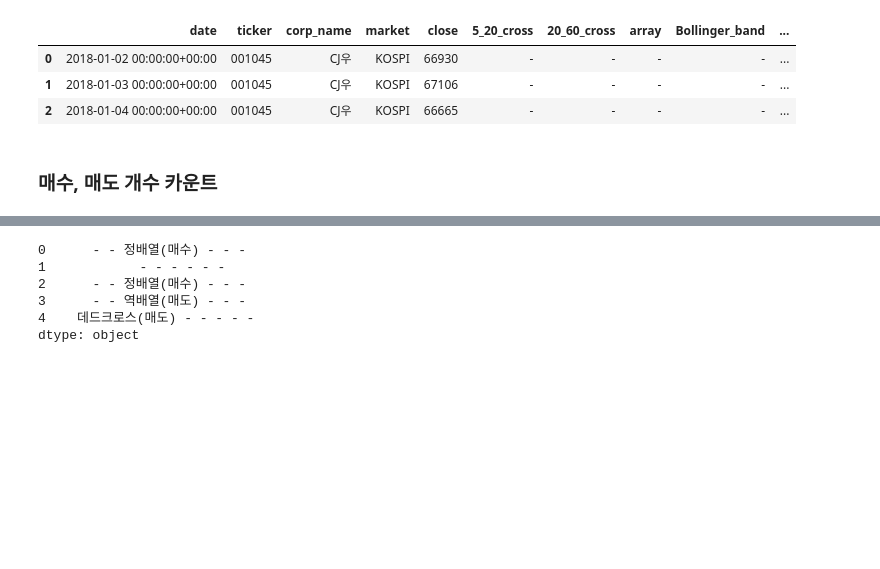
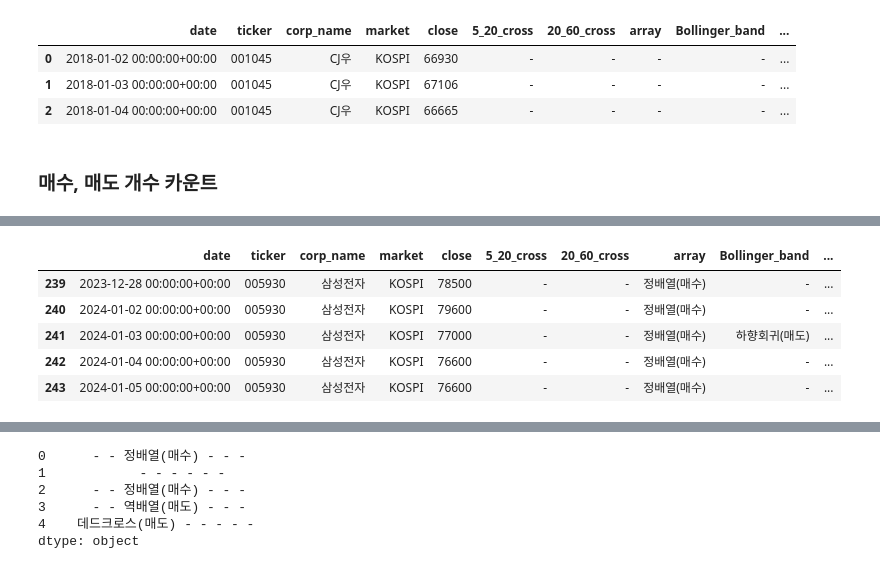
Before and after one commit to Unfinishedgod/finance_mlops, a Jupyter notebook: jupyter/cleaning/kor_stock_cleaning.ipynb, the cells around one changed output, grey strips where cells are left out. Drawn from its saved outputs; the diff is of its cells as text; code cells hidden in the pictures; blank space fills up the shorter version.

```diff
--- a/jupyter/cleaning/kor_stock_cleaning.ipynb
+++ b/jupyter/cleaning/kor_stock_cleaning.ipynb
@@ -409 +418,10 @@ buy_sell_count = df_raw_anal_total_2[df_raw_anal_total_2['date'] == max_date].re
+# %%
+df_raw_anal_total_2[df_raw_anal_total_2['ticker'] == '005930'].tail()
+# %% [output]
+|  | date | ticker | corp_name | market | close | 5_20_cross | 20_60_cross | array | Bollinger_band | ... |
+| 239 | 2023-12-28 00:00:00+00:00 | 005930 | 삼성전자 | KOSPI | 78500 | - | - | 정배열(매수) | - | ... |
+| 240 | 2024-01-02 00:00:00+00:00 | 005930 | 삼성전자 | KOSPI | 79600 | - | - | 정배열(매수) | - | ... |
+| 241 | 2024-01-03 00:00:00+00:00 | 005930 | 삼성전자 | KOSPI | 77000 | - | - | 정배열(매수) | 하향회귀(매도) | ... |
+| 242 | 2024-01-04 00:00:00+00:00 | 005930 | 삼성전자 | KOSPI | 76600 | - | - | 정배열(매수) | - | ... |
+| 243 | 2024-01-05 00:00:00+00:00 | 005930 | 삼성전자 | KOSPI | 76600 | - | - | 정배열(매수) | - | ... |
 # %%
```
Also changed, not shown: parts of 6 cells of this notebook, 2 other files.
